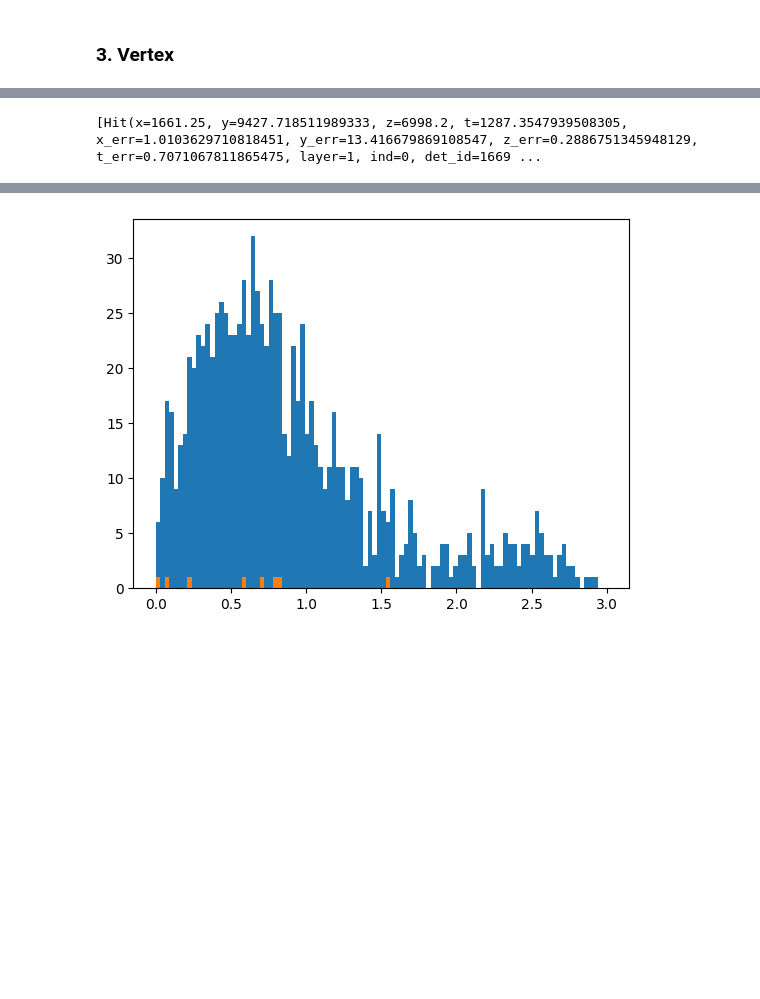
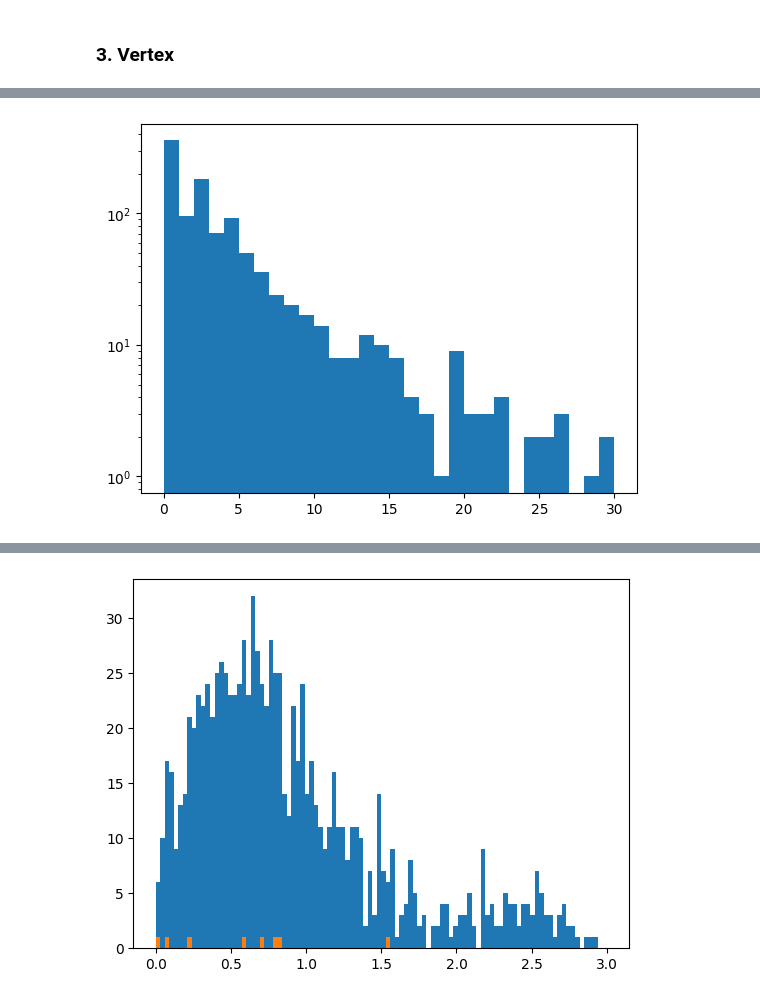
Before and after one commit to Gabymeister/Mu-Background, a Jupyter notebook: studies/cosmic_proton/cosmic_proton.ipynb, the cells around one changed output, grey strips where cells are left out. Drawn from its saved outputs; the diff is of its cells as text; code cells hidden in the pictures; blank space fills up the shorter version.

```diff
--- a/studies/cosmic_proton/cosmic_proton.ipynb
+++ b/studies/cosmic_proton/cosmic_proton.ipynb
@@ -651,4 +687,0 @@ data=joblib.load(filename)
-# %%
-data["hits"][5]
-# %% [output]
-[Hit(x=1661.25, y=9427.718511989333, z=6998.2, t=1287.3547939508305, x_err=1.0103629710818451, y_err=13.416679869108547, z_err=0.2886751345948129, t_err=0.7071067811865475, layer=1, ind=0, det_id=1669 ...
@@ -684,3 +720,9 @@ cut_info=info
 
     for key in cut_info:
         cut_info[key] = np.array(cut_info[key])
+# %%
+hist(cut_info["vertex_vetohits_incone"], range=(0,30),bins=30);
+hist(cut_info["vertex_vetohits_incone"][mask_upward&mask_inbox&mask_cms], range=(0,30),bins=30);
+yscale("log")
+# %% [output]
+[figure, added]
```
Also changed, not shown: parts of 12 cells of this notebook, 32 other files.
